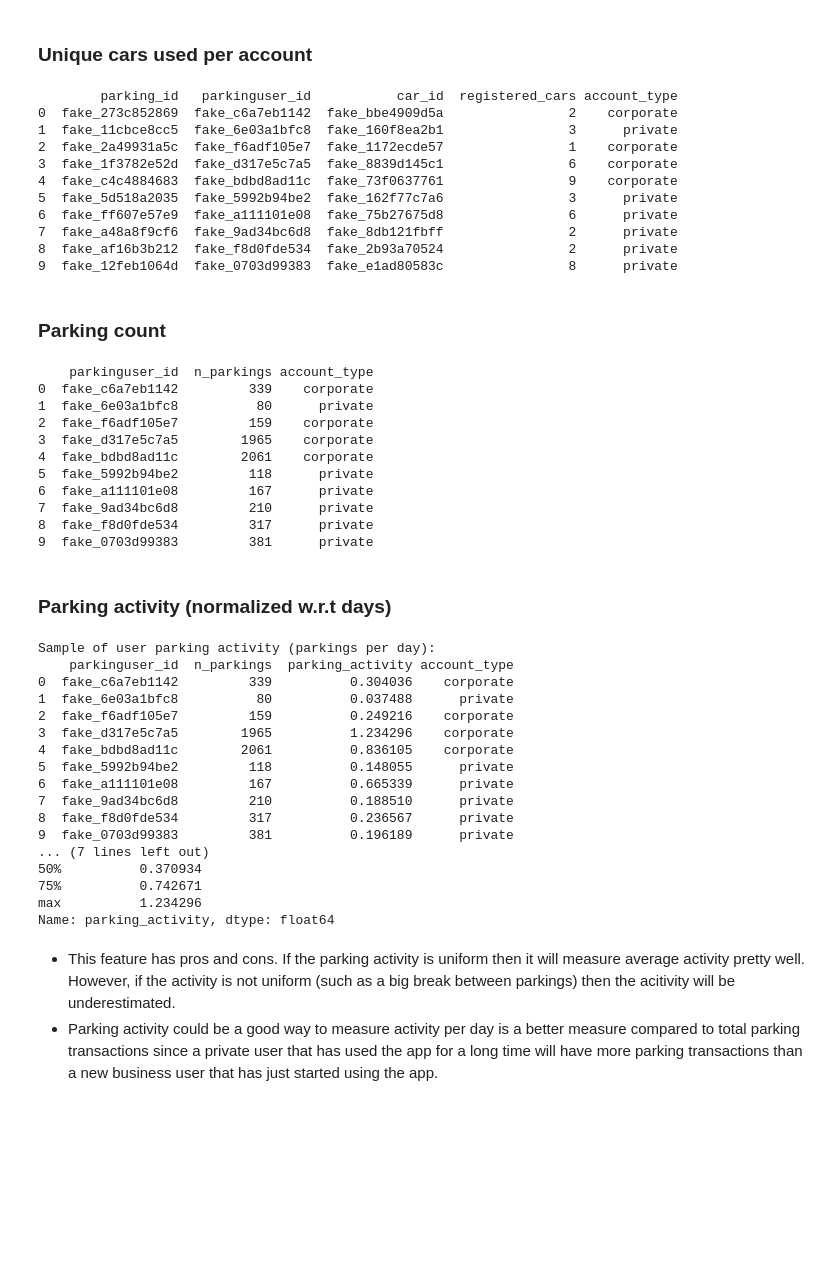
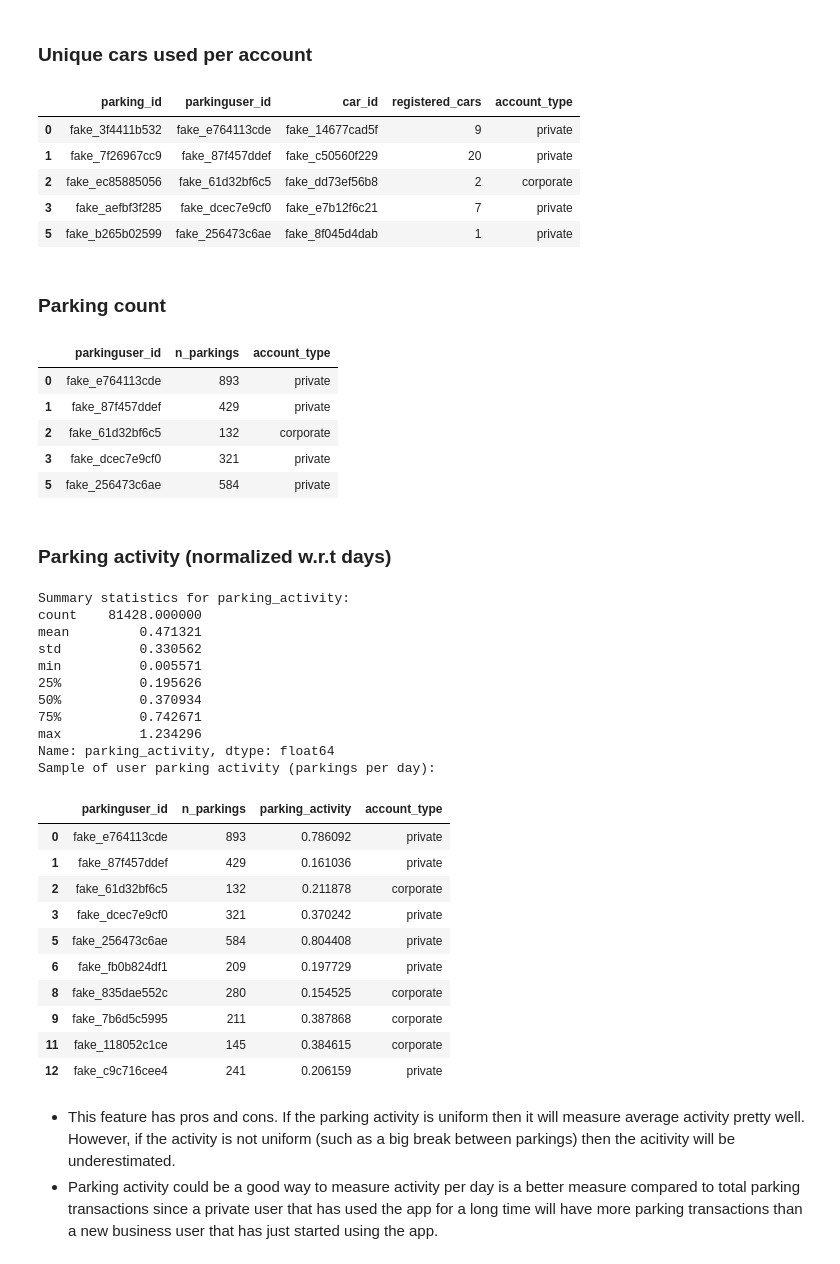
Before and after one commit to Darakhsh1999/arrive-demo, a Jupyter notebook: src/data_clean.ipynb, the cells around one changed output. Saved outputs shown, nothing was run; the diff lists cells and outputs as text; code cells hidden in the pictures; blank space fills up the shorter version.

```diff
--- a/src/data_clean.ipynb
+++ b/src/data_clean.ipynb
@@ -334,38 +337,28 @@ user_car_counts = df.groupby("parkinguser_id")["car_id"].nunique()
 df["registered_cars"] = df["parkinguser_id"].map(user_car_counts)
 
 # Display the first few rows to verify
-print(df[["parking_id","parkinguser_id", "car_id", "registered_cars", "account_type"]].head(10))
+df[["parking_id","parkinguser_id", "car_id", "registered_cars", "account_type"]].head()
 # %% [output]
-        parking_id   parkinguser_id           car_id  registered_cars account_type
-0  fake_273c852869  fake_c6a7eb1142  fake_bbe4909d5a                2    corporate
-1  fake_11cbce8cc5  fake_6e03a1bfc8  fake_160f8ea2b1                3      private
-2  fake_2a49931a5c  fake_f6adf105e7  fake_1172ecde57                1    corporate
-3  fake_1f3782e52d  fake_d317e5c7a5  fake_8839d145c1                6    corporate
-4  fake_c4c4884683  fake_bdbd8ad11c  fake_73f0637761                9    corporate
-5  fake_5d518a2035  fake_5992b94be2  fake_162f77c7a6                3      private
-6  fake_ff607e57e9  fake_a111101e08  fake_75b27675d8                6      private
-7  fake_a48a8f9cf6  fake_9ad34bc6d8  fake_8db121fbff                2      private
-8  fake_af16b3b212  fake_f8d0fde534  fake_2b93a70524                2      private
-9  fake_12feb1064d  fake_0703d99383  fake_e1ad80583c                8      private
+|  | parking_id | parkinguser_id | car_id | registered_cars | account_type |
+| 0 | fake_3f4411b532 | fake_e764113cde | fake_14677cad5f | 9 | private |
+| 1 | fake_7f26967cc9 | fake_87f457ddef | fake_c50560f229 | 20 | private |
+| 2 | fake_ec85885056 | fake_61d32bf6c5 | fake_dd73ef56b8 | 2 | corporate |
+| 3 | fake_aefbf3f285 | fake_dcec7e9cf0 | fake_e7b12f6c21 | 7 | private |
+| 5 | fake_b265b02599 | fake_256473c6ae | fake_8f045d4dab | 1 | private |
 # %% [markdown]
 ### Parking count
 # %%
 # Count total parking transactions per user
 user_parking_counts = df['parkinguser_id'].value_counts()
 df['n_parkings'] = df['parkinguser_id'].map(user_parking_counts)
-print(df[['parkinguser_id', 'n_parkings', "account_type"]].head(10))
+df[['parkinguser_id', 'n_parkings', "account_type"]].head()
 # %% [output]
-    parkinguser_id  n_parkings account_type
-0  fake_c6a7eb1142         339    corporate
-1  fake_6e03a1bfc8          80      private
-2  fake_f6adf105e7         159    corporate
-3  fake_d317e5c7a5        1965    corporate
-4  fake_bdbd8ad11c        2061    corporate
-5  fake_5992b94be2         118      private
-6  fake_a111101e08         167      private
-7  fake_9ad34bc6d8         210      private
-8  fake_f8d0fde534         317      private
-9  fake_0703d99383         381      private
+|  | parkinguser_id | n_parkings | account_type |
+| 0 | fake_e764113cde | 893 | private |
+| 1 | fake_87f457ddef | 429 | private |
+| 2 | fake_61d32bf6c5 | 132 | corporate |
+| 3 | fake_dcec7e9cf0 | 321 | private |
+| 5 | fake_256473c6ae | 584 | private |
 # %% [markdown]
 ### Parking activity (normalized w.r.t days)
 # %%
@@ -378,48 +371,53 @@ df["parking_end_time"] = pd.to_datetime(df["parking_end_time"])
 
 # Calculate account age in days for each user
 user_first_last = df.groupby("parkinguser_id").agg(
     first_parking=("parking_start_time", "min"),
     last_parking=("parking_end_time", "max")
 )
 
 # Calculate account age in days (add 1 to avoid division by zero for single transactions)
 user_first_last["account_age_days"] = (user_first_last["last_parking"] - user_first_last["first_parking"]).dt.days + 1
 
 # Get total parkings per user (we already have this in "n_parkings")
 # Calculate parking activity (parkings per day)
 user_first_last["parking_activity"] = df.groupby("parkinguser_id").size() / user_first_last["account_age_days"]
 
 # Map the parking_activity back to the original dataframe
 df = df.merge(
     user_first_last[["parking_activity"]],
     left_on="parkinguser_id",
     right_index=True,
     how="left"
 )
 
 # Display the results
-print("Sample of user parking activity (parkings per day):")
-print(df[["parkinguser_id", "n_parkings", "parking_activity", "account_type"]].head(10))
 print("\nSummary statistics for parking_activity:")
 print(df["parking_activity"].describe())
+print("Sample of user parking activity (parkings per day):")
+df[["parkinguser_id", "n_parkings", "parking_activity", "account_type"]].head(10)
 # %% [output]
-Sample of user parking activity (parkings per day):
-    parkinguser_id  n_parkings  parking_activity account_type
-0  fake_c6a7eb1142         339          0.304036    corporate
-1  fake_6e03a1bfc8          80          0.037488      private
-2  fake_f6adf105e7         159          0.249216    corporate
-3  fake_d317e5c7a5        1965          1.234296    corporate
-4  fake_bdbd8ad11c        2061          0.836105    corporate
-5  fake_5992b94be2         118          0.148055      private
-6  fake_a111101e08         167          0.665339      private
-7  fake_9ad34bc6d8         210          0.188510      private
-8  fake_f8d0fde534         317          0.236567      private
-9  fake_0703d99383         381          0.196189      private
-... (7 lines left out)
+Summary statistics for parking_activity:
+count    81428.000000
+mean         0.471321
+std          0.330562
+min          0.005571
+25%          0.195626
 50%          0.370934
 75%          0.742671
 max          1.234296
 Name: parking_activity, dtype: float64
+Sample of user parking activity (parkings per day):
+|  | parkinguser_id | n_parkings | parking_activity | account_type |
+| 0 | fake_e764113cde | 893 | 0.786092 | private |
+| 1 | fake_87f457ddef | 429 | 0.161036 | private |
+| 2 | fake_61d32bf6c5 | 132 | 0.211878 | corporate |
+| 3 | fake_dcec7e9cf0 | 321 | 0.370242 | private |
+| 5 | fake_256473c6ae | 584 | 0.804408 | private |
+| 6 | fake_fb0b824df1 | 209 | 0.197729 | private |
+| 8 | fake_835dae552c | 280 | 0.154525 | corporate |
+| 9 | fake_7b6d5c5995 | 211 | 0.387868 | corporate |
+| 11 | fake_118052c1ce | 145 | 0.384615 | corporate |
+| 12 | fake_c9c716cee4 | 241 | 0.206159 | private |
 # %% [markdown]
 - This feature has pros and cons. If the parking activity is uniform then it will measure average activity pretty well. However, if the activity is not uniform (such as a big break between parkings) then the acitivity will be underestimated.
 - Parking activity could be a good way to measure activity per day is a better measure compared to total parking transactions since a private user that has used the app for a long time will have more parking transactions than a new business user that has just started using the app.
```
Also changed, not shown: parts of 11 cells of this notebook, 2 other files.
